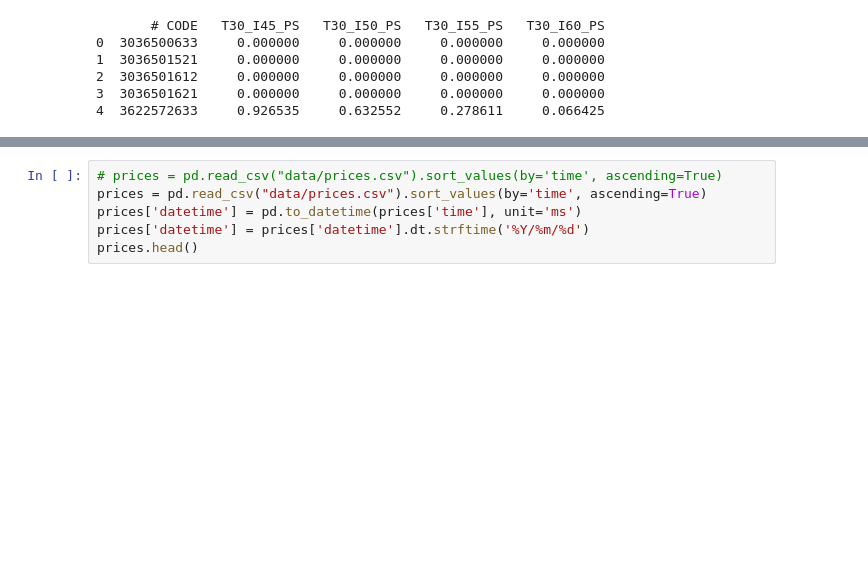
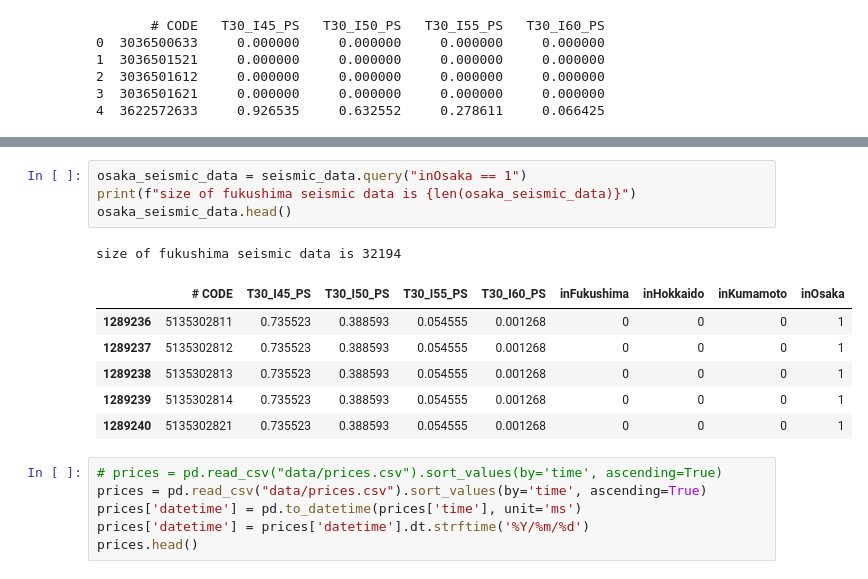
Before and after one commit to RussellzzZ/CausalInferenceDataScienceProject, a Jupyter notebook: data_project.ipynb, the cells around one changed output, grey strips where cells are left out. Saved outputs shown, nothing was run; the diff lists cells and outputs as text; blank space fills up the shorter version.

```diff
--- a/data_project.ipynb
+++ b/data_project.ipynb
@@ -152,3 +189,15 @@ size of fukushima seismic data is 219782
+# %%
+osaka_seismic_data = seismic_data.query("inOsaka == 1")
+print(f"size of fukushima seismic data is {len(osaka_seismic_data)}")
+osaka_seismic_data.head()
+# %% [output]
+size of fukushima seismic data is 32194
+|  | # CODE | T30_I45_PS | T30_I50_PS | T30_I55_PS | T30_I60_PS | inFukushima | inHokkaido | inKumamoto | inOsaka |
+| 1289236 | 5135302811 | 0.735523 | 0.388593 | 0.054555 | 0.001268 | 0 | 0 | 0 | 1 |
+| 1289237 | 5135302812 | 0.735523 | 0.388593 | 0.054555 | 0.001268 | 0 | 0 | 0 | 1 |
+| 1289238 | 5135302813 | 0.735523 | 0.388593 | 0.054555 | 0.001268 | 0 | 0 | 0 | 1 |
+| 1289239 | 5135302814 | 0.735523 | 0.388593 | 0.054555 | 0.001268 | 0 | 0 | 0 | 1 |
+| 1289240 | 5135302821 | 0.735523 | 0.388593 | 0.054555 | 0.001268 | 0 | 0 | 0 | 1 |
 # %%
 # prices = pd.read_csv("data/prices.csv").sort_values(by='time', ascending=True)
 prices = pd.read_csv("data/prices.csv").sort_values(by='time', ascending=True)
```
Also changed, not shown: parts of 4 cells of this notebook.
